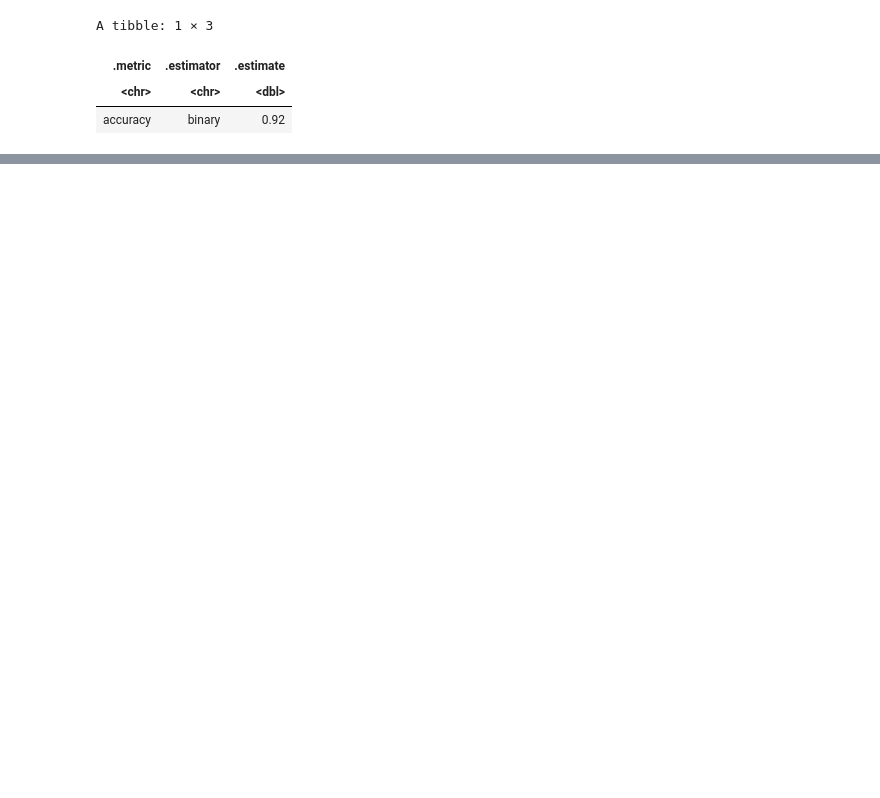
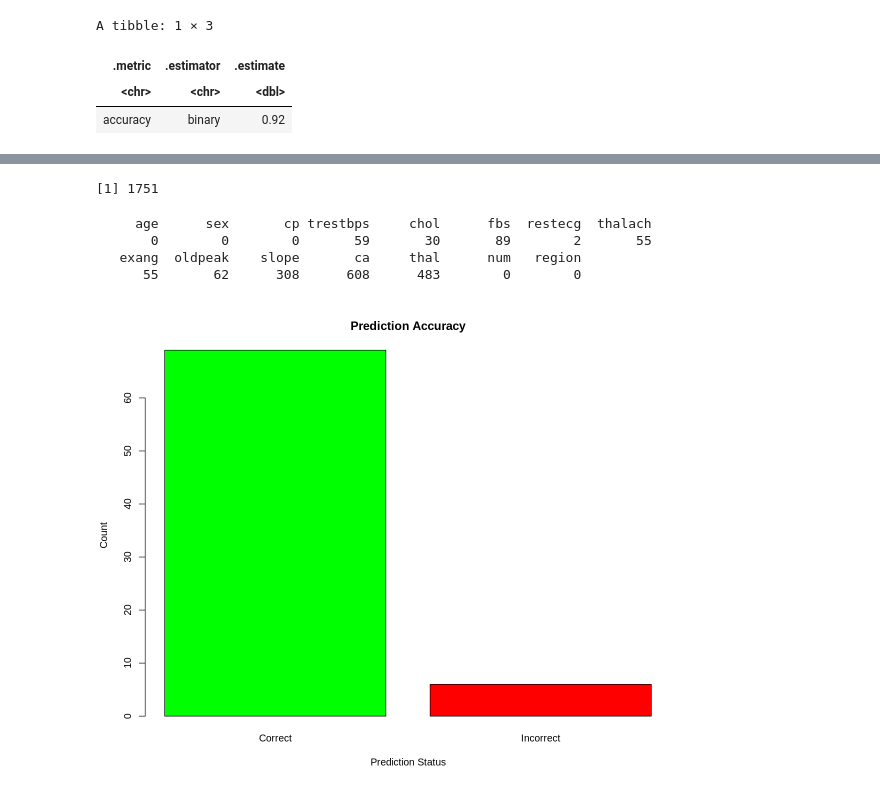
Before and after one commit to nazalturas/data_sci_-group_project, a Jupyter notebook: Group Proposal.ipynb, the cells around one changed output, grey strips where cells are left out. Saved outputs shown, nothing was run; the diff lists cells and outputs as text; code cells hidden in the pictures; blank space fills up the shorter version.

Commit message:
Summary table and stuff

```diff
--- a/Group Proposal.ipynb
+++ b/Group Proposal.ipynb
@@ -316,0 +340,35 @@ A tibble: 1 × 3
+# %%
+# counting the number of N/A
+# Replace "?" with NA in the entire data frame
+final_df[final_df == "?"] <- NA
+
+# Count missing values using colSums() and is.na()
+na_count <- sum(is.na(final_df))
+
+na_count
+# %% [output]
+[1] 1751
+# %%
+# missing values per column
+na_count <- colSums(is.na(final_df))
+na_count
+# %% [output]
+     age      sex       cp trestbps     chol      fbs  restecg  thalach
+       0        0        0       59       30       89        2       55
+   exang  oldpeak    slope       ca     thal      num   region
+      55       62      308      608      483        0        0
+# %%
+options(repr.plot.width = 10, repr.plot.height = 8)
+# Assuming your data frame is named "mydata" and the original variable is named "original_variable"
+# and the predicted variable is named "predicted_variable"
+
+# Create a new column in the data frame indicating whether the prediction was correct or incorrect
+k_prediction$prediction_status <- ifelse(k_prediction$narrowing == k_prediction$.pred_class, "Correct", "Incorrect")
+
+# Compute the count of correct and incorrect predictions
+prediction_counts <- table(k_prediction$prediction_status)
+
+# Plot a bar chart
+barplot(prediction_counts, main = "Prediction Accuracy", xlab = "Prediction Status", ylab = "Count", col = c("green", "red"))
+# %% [output]
+[figure, added]
```
Also changed, not shown: parts of 3 cells of this notebook.
